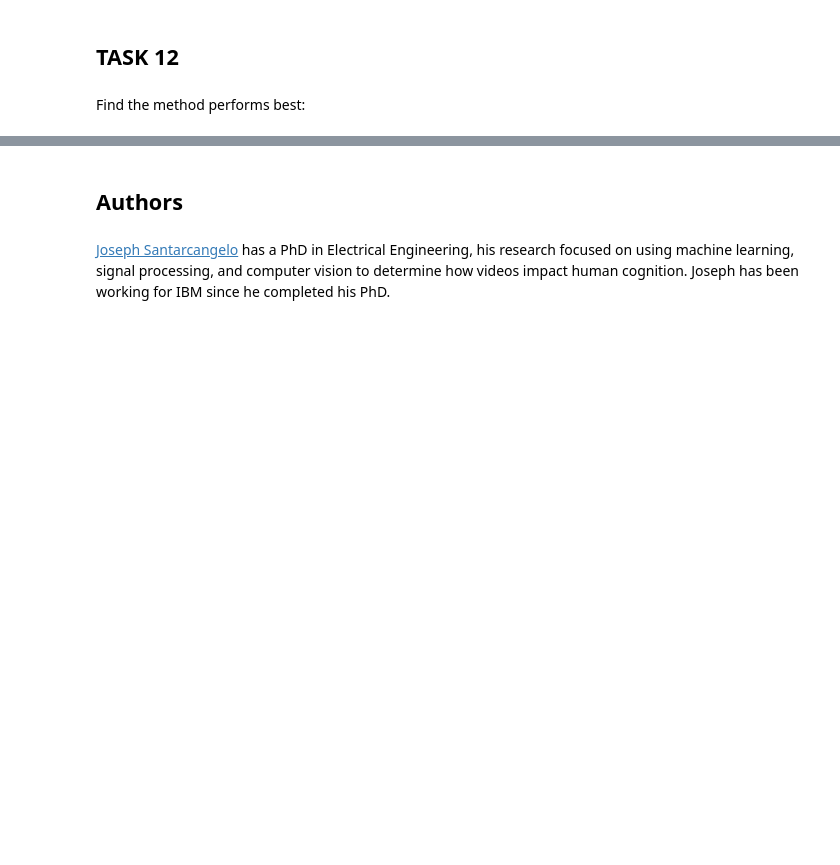
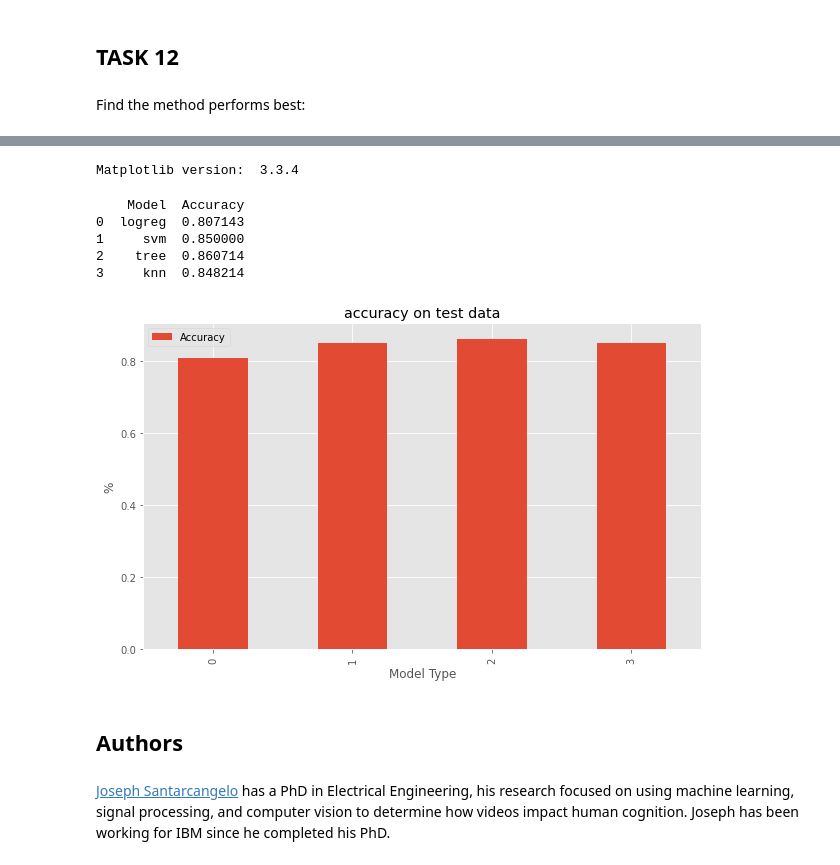
Before and after one commit to MartinB107/IBM-Data-Science-Project, a Jupyter notebook: 08 Machine Learning Prediction.ipynb, the cells around one changed output, grey strips where cells are left out. Saved outputs shown, nothing was run; the diff lists cells and outputs as text; code cells hidden in the pictures; blank space fills up the shorter version.

```diff
--- a/08 Machine Learning Prediction.ipynb
+++ b/08 Machine Learning Prediction.ipynb
@@ -310,3 +310,45 @@ Best Params is : {'criterion': 'entropy', 'max_depth': 4, 'max_features': 'sqrt'
+# %%
+import numpy as np  # useful for many scientific computing in Python
+import pandas as pd # primary data structure library
+# use the inline backend to generate the plots within the browser
+%matplotlib inline
+
+import matplotlib as mpl
+import matplotlib.pyplot as plt
+
+mpl.style.use('ggplot')  # optional: for ggplot-like style
+
+# check for latest version of Matplotlib
+print('Matplotlib version: ', mpl.__version__) # >= 2.0.0
+# %% [output]
+Matplotlib version:  3.3.4
+# %%
+# step 1: get data
+data = {"Model":['logreg','svm','tree','knn'],
+        "Accuracy":[logreg_cv.best_score_,svm_cv.best_score_,tree_cv.best_score_,knn_cv.best_score_]
+       }
+
+#load data into a DataFrame object:
+df_best_accuracy_test = pd.DataFrame(data)
+
+print(df_best_accuracy_test)
+# %% [output]
+    Model  Accuracy
+0  logreg  0.807143
+1     svm  0.850000
+2    tree  0.860714
+3     knn  0.848214
+# %%
+# step 2: plot data
+df_best_accuracy_test.plot(kind='bar', figsize=(10, 6))
+
+plt.xlabel('Model Type') # add to x-label to the plot
+plt.ylabel('%') # add y-label to the plot
+plt.title('accuracy on test data') # add title to the plot
+
+plt.show()
+# %% [output]
+[figure, added]
 # %% [markdown]
 ## Authors
 # %% [markdown]
```
Also changed, not shown: parts of 2 cells of this notebook, 1 other file.
